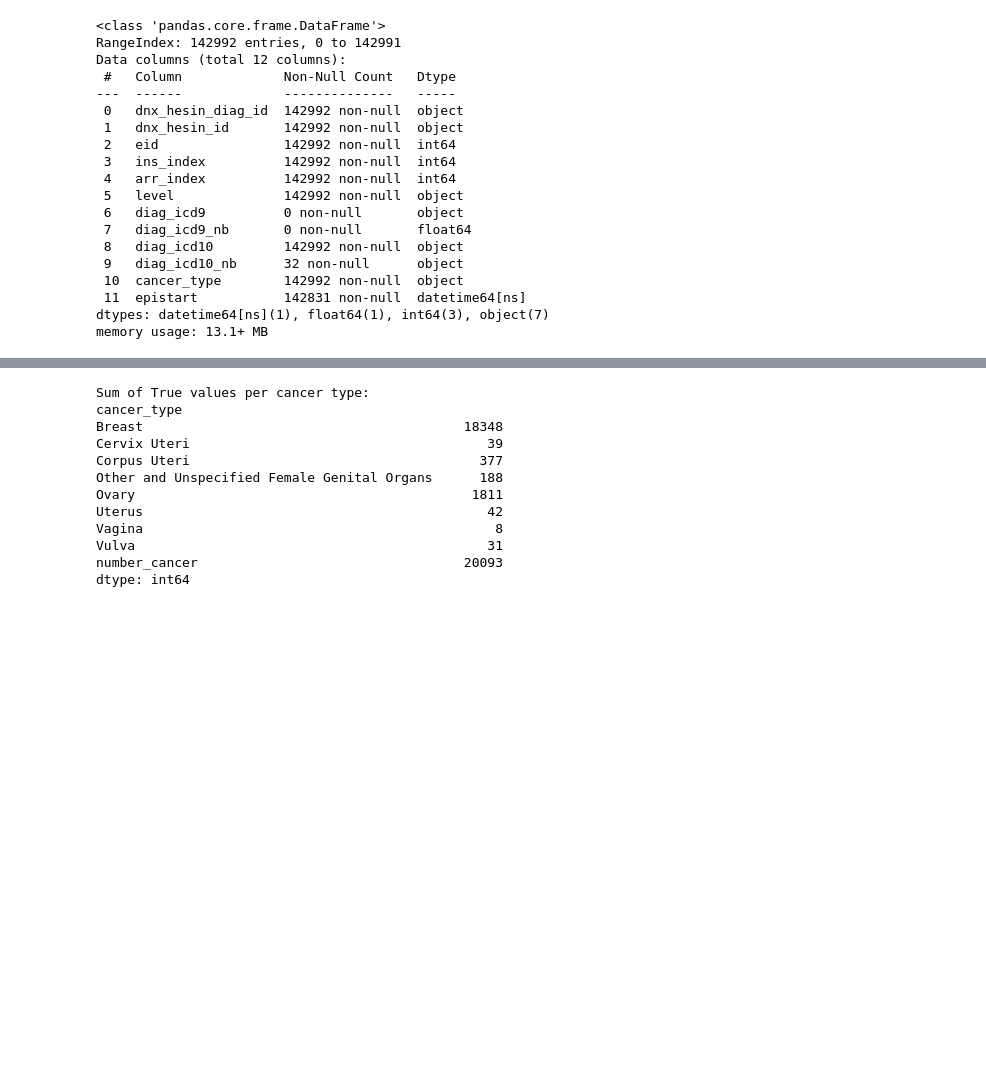
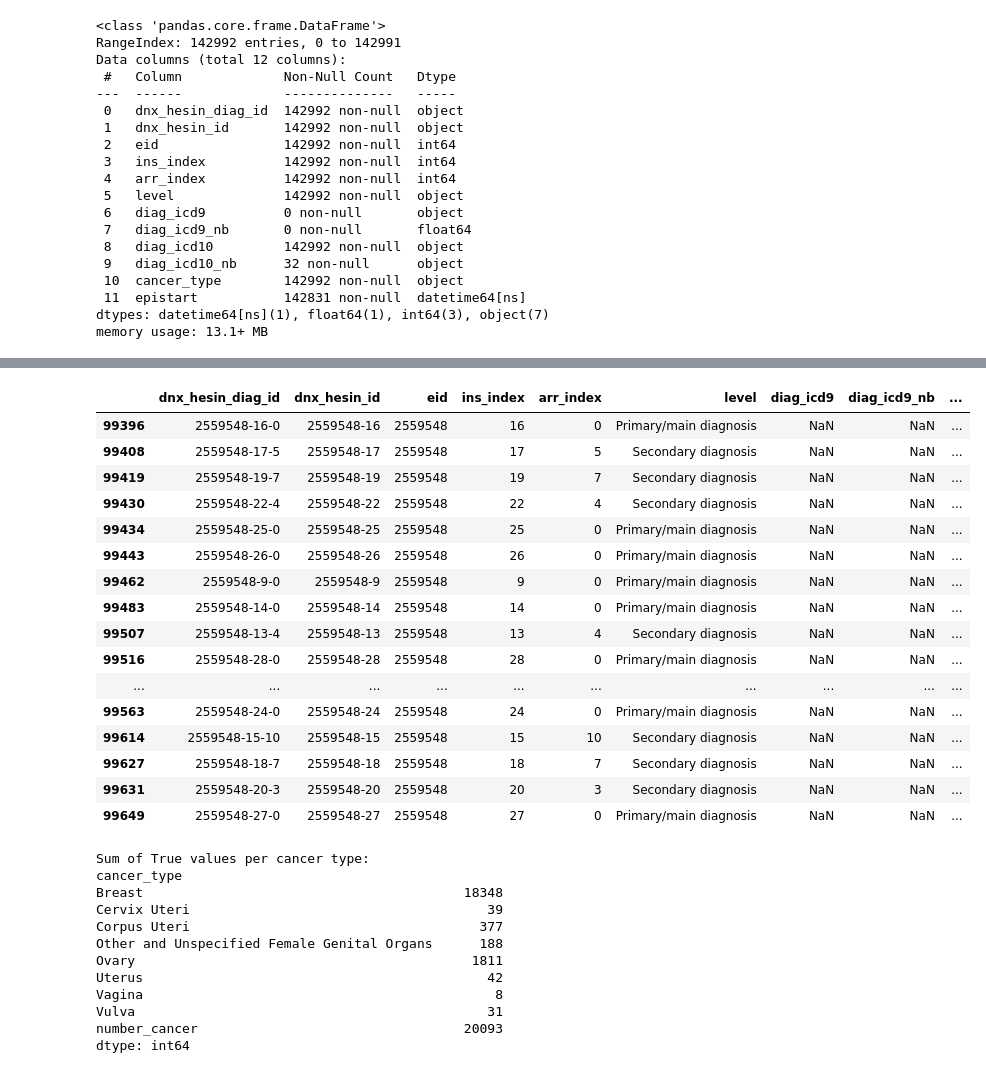
Before and after one commit to esteeliat/sports, a Jupyter notebook: Clean Diagnosis Data.ipynb, the cells around one changed output, grey strips where cells are left out. Saved outputs shown, nothing was run; the diff lists cells and outputs as text; code cells hidden in the pictures; blank space fills up the shorter version.

```diff
--- a/Clean Diagnosis Data.ipynb
+++ b/Clean Diagnosis Data.ipynb
@@ -63,3 +95,23 @@ pivot_df.groupby('number_cancer').nunique('eid')
+# %%
+display(df[(df[DIAG].str.contains('C5', na=False)) & (df['eid'] == 2559548)])
+# %% [output]
+|  | dnx_hesin_diag_id | dnx_hesin_id | eid | ins_index | arr_index | level | diag_icd9 | diag_icd9_nb | ... |
+| 99396 | 2559548-16-0 | 2559548-16 | 2559548 | 16 | 0 | Primary/main diagnosis | NaN | NaN | ... |
+| 99408 | 2559548-17-5 | 2559548-17 | 2559548 | 17 | 5 | Secondary diagnosis | NaN | NaN | ... |
+| 99419 | 2559548-19-7 | 2559548-19 | 2559548 | 19 | 7 | Secondary diagnosis | NaN | NaN | ... |
+| 99430 | 2559548-22-4 | 2559548-22 | 2559548 | 22 | 4 | Secondary diagnosis | NaN | NaN | ... |
+| 99434 | 2559548-25-0 | 2559548-25 | 2559548 | 25 | 0 | Primary/main diagnosis | NaN | NaN | ... |
+| 99443 | 2559548-26-0 | 2559548-26 | 2559548 | 26 | 0 | Primary/main diagnosis | NaN | NaN | ... |
+| 99462 | 2559548-9-0 | 2559548-9 | 2559548 | 9 | 0 | Primary/main diagnosis | NaN | NaN | ... |
+| 99483 | 2559548-14-0 | 2559548-14 | 2559548 | 14 | 0 | Primary/main diagnosis | NaN | NaN | ... |
+| 99507 | 2559548-13-4 | 2559548-13 | 2559548 | 13 | 4 | Secondary diagnosis | NaN | NaN | ... |
+| 99516 | 2559548-28-0 | 2559548-28 | 2559548 | 28 | 0 | Primary/main diagnosis | NaN | NaN | ... |
+| ... | ... | ... | ... | ... | ... | ... | ... | ... | ... |
+| 99563 | 2559548-24-0 | 2559548-24 | 2559548 | 24 | 0 | Primary/main diagnosis | NaN | NaN | ... |
+| 99614 | 2559548-15-10 | 2559548-15 | 2559548 | 15 | 10 | Secondary diagnosis | NaN | NaN | ... |
+| 99627 | 2559548-18-7 | 2559548-18 | 2559548 | 18 | 7 | Secondary diagnosis | NaN | NaN | ... |
+| 99631 | 2559548-20-3 | 2559548-20 | 2559548 | 20 | 3 | Secondary diagnosis | NaN | NaN | ... |
+| 99649 | 2559548-27-0 | 2559548-27 | 2559548 | 27 | 0 | Primary/main diagnosis | NaN | NaN | ... |
 # %%
 sum_of_true_values = pivot_df.drop(columns='eid').count()
 print("Sum of True values per cancer type:")
```
Also changed, not shown: parts of 1 cell of this notebook, 4 other files.
